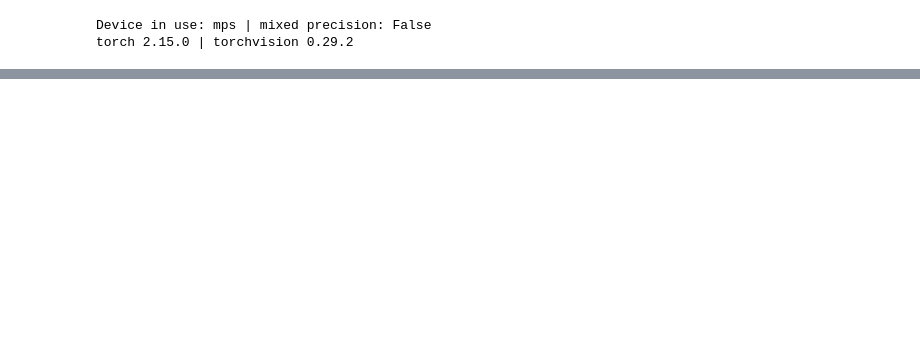
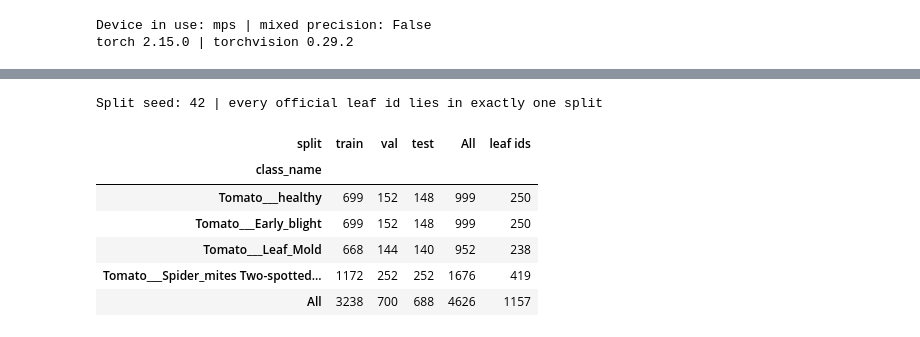
Before and after one commit to zichengs/COMP7015_AI_Group_Project5, a Jupyter notebook: 01_data.ipynb, the cells around one changed output, grey strips where cells are left out. Saved outputs shown, nothing was run; the diff lists cells and outputs as text; code cells hidden in the pictures; blank space fills up the shorter version.

```diff
--- a/01_data.ipynb
+++ b/01_data.ipynb
@@ -344,0 +210,30 @@ Class weights: {'healthy': np.float32(1.17), 'Bacterial_spot': np.float32(0.666)
+# %%
+# 70/15/15 split of the official leaf ids of every class; the audit is asserted inside make_split
+train_idx, val_idx, test_idx = make_split(df)
+print(
+    f"Split seed: {CFG['split_seed']} | every official leaf id lies in exactly one split"
+)
+# fingerprint of the training photos, the series and the split seed: a saved run is only reused for the same data
+DATA_ID = data_fingerprint(df, train_idx)
+
+df[["path", "class_name", "leaf_id", "split"]].to_csv(
+    out_path("split.csv"), index=False
+)
+counts = pd.crosstab(df["class_name"], df["split"], margins=True).reindex(
+    [*CLASSES, "All"]
+)[["train", "val", "test", "All"]]
+counts["leaf ids"] = [
+    *df.groupby("class_name")["leaf_id"].nunique().reindex(CLASSES).tolist(),
+    df.leaf_id.nunique(),
+]
+counts.to_csv(out_path("class_counts.csv"))
+counts
+# %% [output]
+Split seed: 42 | every official leaf id lies in exactly one split
+| split | train | val | test | All | leaf ids |
+| class_name |  |  |  |  |  |
+| Tomato___healthy | 699 | 152 | 148 | 999 | 250 |
+| Tomato___Early_blight | 699 | 152 | 148 | 999 | 250 |
+| Tomato___Leaf_Mold | 668 | 144 | 140 | 952 | 238 |
+| Tomato___Spider_mites Two-spotted... | 1172 | 252 | 252 | 1676 | 419 |
+| All | 3238 | 700 | 688 | 4626 | 1157 |
```
Also changed, not shown: parts of 26 cells of this notebook, 23 other files.
